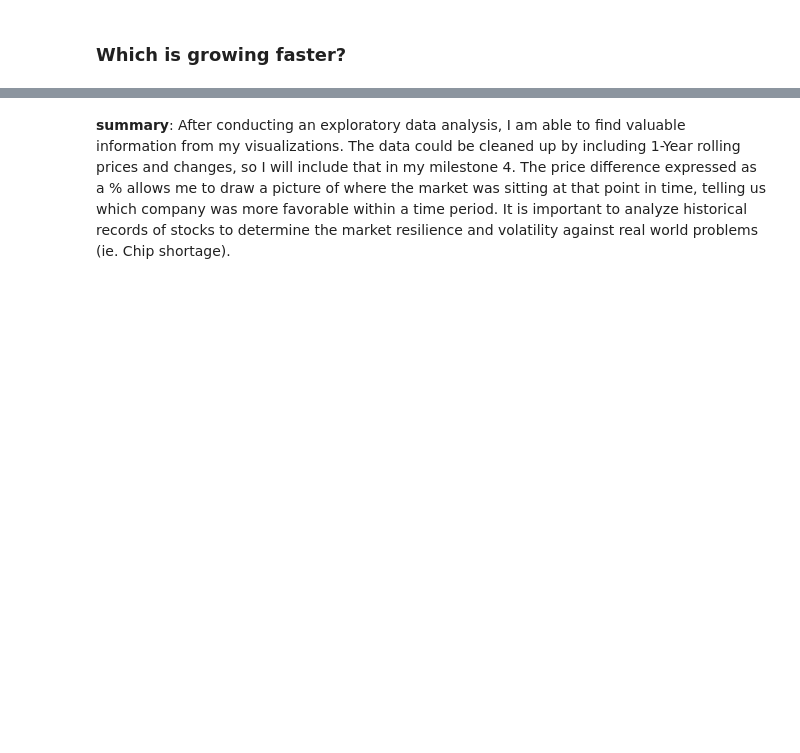
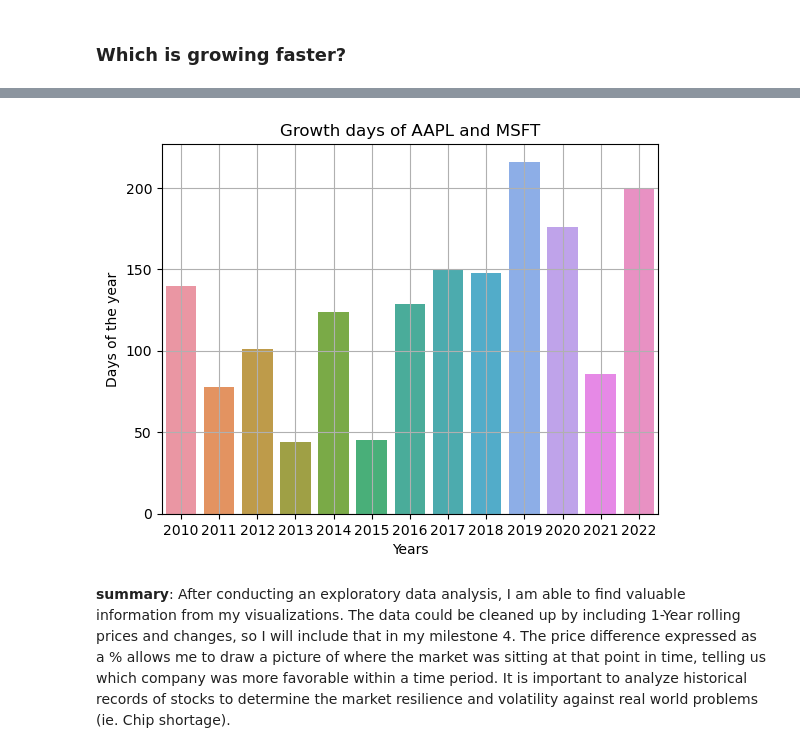
Before and after one commit to ubco-W2022T2-data301/project-group-group11, a Jupyter notebook: analysis/analysis2.ipynb, the cells around one changed output, grey strips where cells are left out. Saved outputs shown, nothing was run; the diff lists cells and outputs as text; code cells hidden in the pictures; blank space fills up the shorter version.

Commit message:
created table with compared growth days

```diff
--- a/analysis/analysis2.ipynb
+++ b/analysis/analysis2.ipynb
@@ -189,2 +202,12 @@ growth
+# %%
+sns.barplot(data=growth, x=growth.index, y='AAPL_faster')
+#data=df, x="island", y="body_mass_g", hue="sex"
+plt.title("Growth days of AAPL and MSFT")
+plt.ylabel("Days of the year")
+plt.xlabel("Years")
+plt.grid(True)
+plt.show()
+# %% [output]
+[figure, added]
 # %% [markdown]
 **summary**: After conducting an exploratory data analysis, I am able to find valuable information from my visualizations. The data could be cleaned up by including 1-Year rolling prices and changes, so I will include that in my milestone 4. The price difference expressed as a % allows me to draw a picture of where the market was sitting at that point in time, telling us which company was more favorable within a time period. It is important to analyze historical records of stocks to determine the market resilience and volatility against real world problems (ie. Chip shortage).
```
Also changed, not shown: parts of 1 cell of this notebook, 1 other file.
